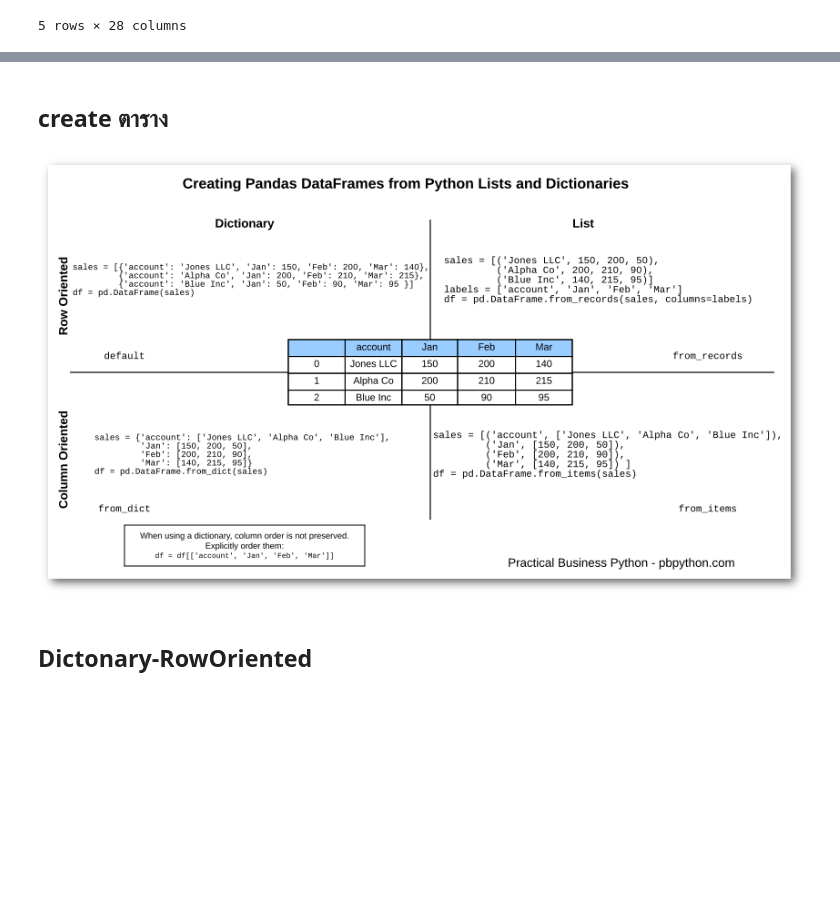
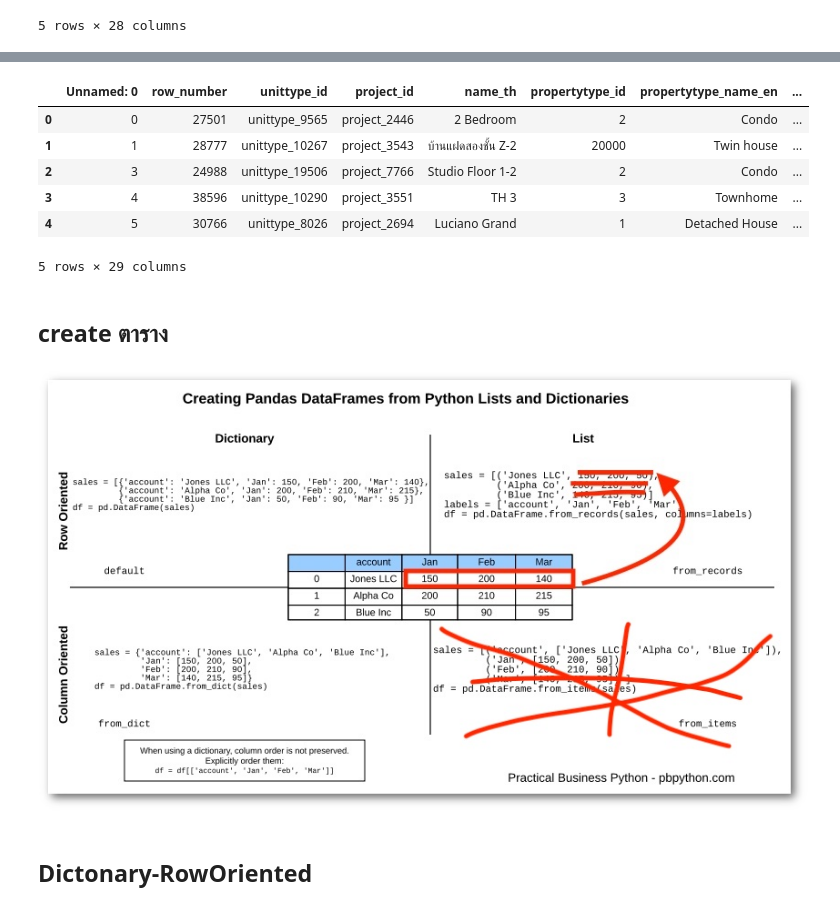
Before and after one commit to supatsara2002/BasicProg_DataViz65, a Jupyter notebook: pandas101.ipynb, the cells around one changed output, grey strips where cells are left out. Drawn from its saved outputs; the diff is of its cells as text; code cells hidden in the pictures; blank space fills up the shorter version.

```diff
--- a/pandas101.ipynb
+++ b/pandas101.ipynb
@@ -686,7 +705,19 @@ unit.head()
+# %%
+unit_from_excel = pd.read_excel('/content/drive/MyDrive/BPDV65/myunit.xlsx',sheet_name='unit1')
+# %%
+unit_from_excel.head()
+# %% [output]
+|  | Unnamed: 0 | row_number | unittype_id | project_id | name_th | propertytype_id | propertytype_name_en | ... |
+| 0 | 0 | 27501 | unittype_9565 | project_2446 | 2 Bedroom | 2 | Condo | ... |
+| 1 | 1 | 28777 | unittype_10267 | project_3543 | บ้านแฝดสองชั้น Z-2 | 20000 | Twin house | ... |
+| 2 | 3 | 24988 | unittype_19506 | project_7766 | Studio Floor 1-2 | 2 | Condo | ... |
+| 3 | 4 | 38596 | unittype_10290 | project_3551 | TH 3 | 3 | Townhome | ... |
+| 4 | 5 | 30766 | unittype_8026 | project_2694 | Luciano Grand | 1 | Detached House | ... |
+5 rows × 29 columns
 # %% [markdown]
 ## create ตาราง
 # %% [markdown]
-![2745a57873347ee45bea4d712571c273.png](embedded-picture-1-old)
+![305463033_10158920242143316_5229554913867257288_n.jpeg](embedded-picture-1-new)
 # %% [markdown]
 ## Dictonary-RowOriented
 # %%
```
Also changed, not shown: parts of 5 cells of this notebook.
